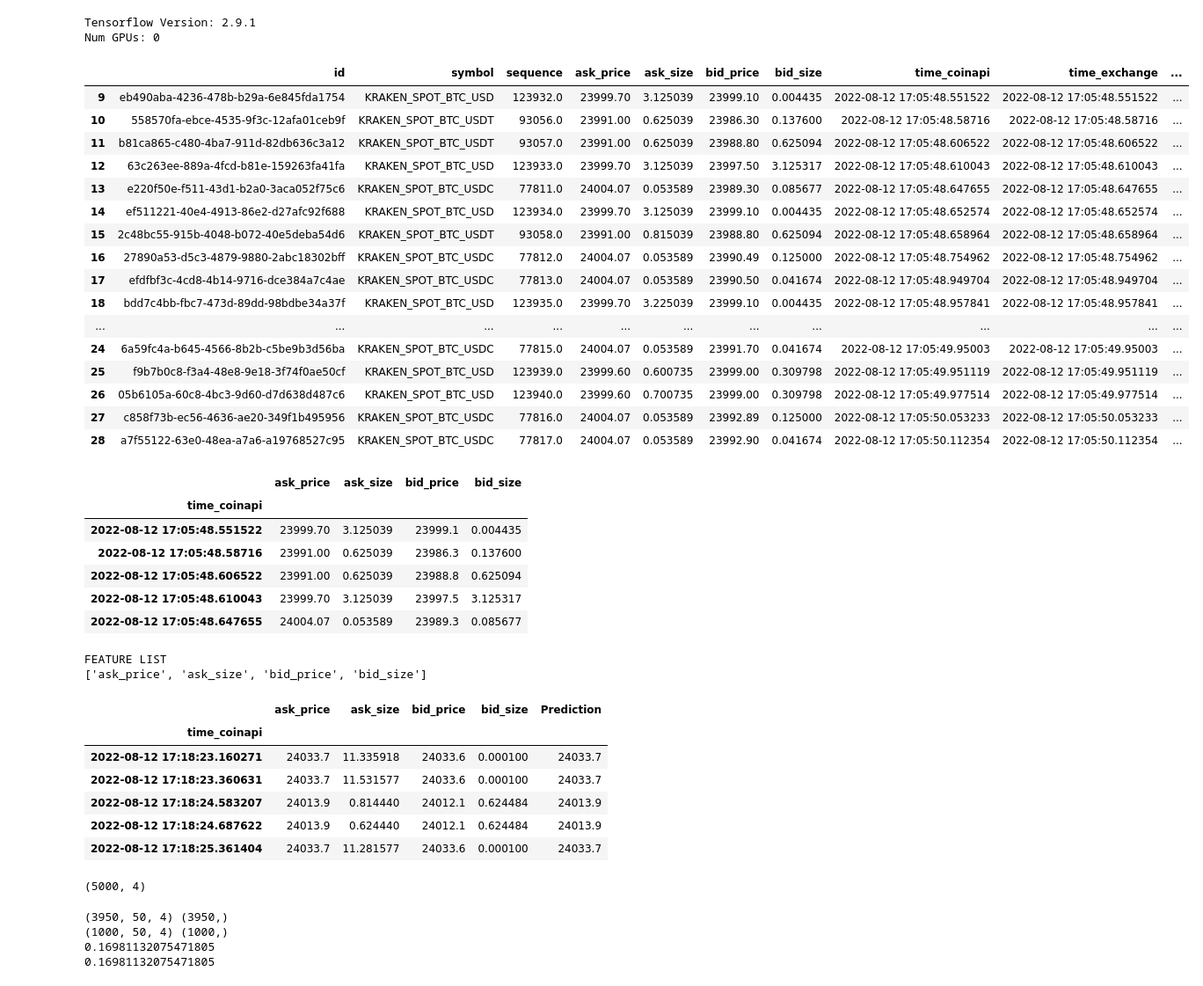
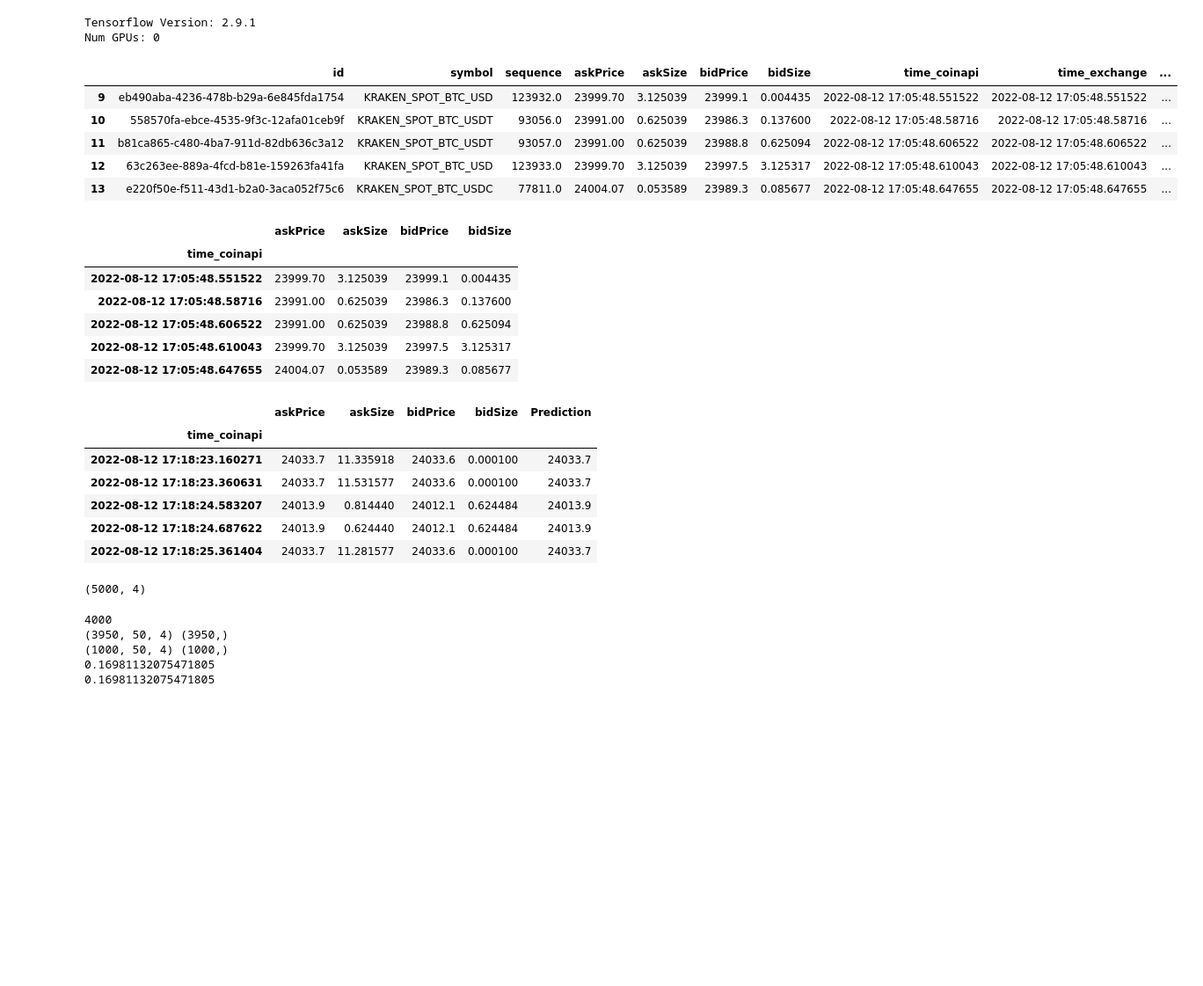
Before and after one commit to toksdprogrammer1/crypto-prediction, a Jupyter notebook: jupyterNotebook/crypto-prediction-oder-book.ipynb, the cells around one changed output. Shown at 88% size. Saved outputs shown, nothing was run; the diff lists cells and outputs as text; code cells hidden in the pictures; blank space fills up the shorter version.

```diff
--- a/jupyterNotebook/crypto-prediction-oder-book.ipynb
+++ b/jupyterNotebook/crypto-prediction-oder-book.ipynb
@@ -35,25 +39,23 @@ Num GPUs: 0
 # %%
 df = pd.read_csv('20220812.csv')
+# rename columns headers.
+df.rename(columns={
+    'ask_price': 'askPrice',
+    'ask_size': 'askSize',
+    'bid_price': 'bidPrice',
+    'bid_size':'bidSize'
+    }, inplace=True
+)
+
 df = df[df['symbol'].str.contains("BTC_USD")]
-df.head(20)
+df.head(5)
 # %% [output]
-|  | id | symbol | sequence | ask_price | ask_size | bid_price | bid_size | time_coinapi | time_exchange | ... |
-| 9 | eb490aba-4236-478b-b29a-6e845fda1754 | KRAKEN_SPOT_BTC_USD | 123932.0 | 23999.70 | 3.125039 | 23999.10 | 0.004435 | 2022-08-12 17:05:48.551522 | 2022-08-12 17:05:48.551522 | ... |
-| 10 | 558570fa-ebce-4535-9f3c-12afa01ceb9f | KRAKEN_SPOT_BTC_USDT | 93056.0 | 23991.00 | 0.625039 | 23986.30 | 0.137600 | 2022-08-12 17:05:48.58716 | 2022-08-12 17:05:48.58716 | ... |
-| 11 | b81ca865-c480-4ba7-911d-82db636c3a12 | KRAKEN_SPOT_BTC_USDT | 93057.0 | 23991.00 | 0.625039 | 23988.80 | 0.625094 | 2022-08-12 17:05:48.606522 | 2022-08-12 17:05:48.606522 | ... |
-| 12 | 63c263ee-889a-4fcd-b81e-159263fa41fa | KRAKEN_SPOT_BTC_USD | 123933.0 | 23999.70 | 3.125039 | 23997.50 | 3.125317 | 2022-08-12 17:05:48.610043 | 2022-08-12 17:05:48.610043 | ... |
-| 13 | e220f50e-f511-43d1-b2a0-3aca052f75c6 | KRAKEN_SPOT_BTC_USDC | 77811.0 | 24004.07 | 0.053589 | 23989.30 | 0.085677 | 2022-08-12 17:05:48.647655 | 2022-08-12 17:05:48.647655 | ... |
-| 14 | ef511221-40e4-4913-86e2-d27afc92f688 | KRAKEN_SPOT_BTC_USD | 123934.0 | 23999.70 | 3.125039 | 23999.10 | 0.004435 | 2022-08-12 17:05:48.652574 | 2022-08-12 17:05:48.652574 | ... |
-| 15 | 2c48bc55-915b-4048-b072-40e5deba54d6 | KRAKEN_SPOT_BTC_USDT | 93058.0 | 23991.00 | 0.815039 | 23988.80 | 0.625094 | 2022-08-12 17:05:48.658964 | 2022-08-12 17:05:48.658964 | ... |
-| 16 | 27890a53-d5c3-4879-9880-2abc18302bff | KRAKEN_SPOT_BTC_USDC | 77812.0 | 24004.07 | 0.053589 | 23990.49 | 0.125000 | 2022-08-12 17:05:48.754962 | 2022-08-12 17:05:48.754962 | ... |
-| 17 | efdfbf3c-4cd8-4b14-9716-dce384a7c4ae | KRAKEN_SPOT_BTC_USDC | 77813.0 | 24004.07 | 0.053589 | 23990.50 | 0.041674 | 2022-08-12 17:05:48.949704 | 2022-08-12 17:05:48.949704 | ... |
-| 18 | bdd7c4bb-fbc7-473d-89dd-98bdbe34a37f | KRAKEN_SPOT_BTC_USD | 123935.0 | 23999.70 | 3.225039 | 23999.10 | 0.004435 | 2022-08-12 17:05:48.957841 | 2022-08-12 17:05:48.957841 | ... |
-| ... | ... | ... | ... | ... | ... | ... | ... | ... | ... | ... |
-| 24 | 6a59fc4a-b645-4566-8b2b-c5be9b3d56ba | KRAKEN_SPOT_BTC_USDC | 77815.0 | 24004.07 | 0.053589 | 23991.70 | 0.041674 | 2022-08-12 17:05:49.95003 | 2022-08-12 17:05:49.95003 | ... |
-| 25 | f9b7b0c8-f3a4-48e8-9e18-3f74f0ae50cf | KRAKEN_SPOT_BTC_USD | 123939.0 | 23999.60 | 0.600735 | 23999.00 | 0.309798 | 2022-08-12 17:05:49.951119 | 2022-08-12 17:05:49.951119 | ... |
-| 26 | 05b6105a-60c8-4bc3-9d60-d7d638d487c6 | KRAKEN_SPOT_BTC_USD | 123940.0 | 23999.60 | 0.700735 | 23999.00 | 0.309798 | 2022-08-12 17:05:49.977514 | 2022-08-12 17:05:49.977514 | ... |
-| 27 | c858f73b-ec56-4636-ae20-349f1b495956 | KRAKEN_SPOT_BTC_USDC | 77816.0 | 24004.07 | 0.053589 | 23992.89 | 0.125000 | 2022-08-12 17:05:50.053233 | 2022-08-12 17:05:50.053233 | ... |
-| 28 | a7f55122-63e0-48ea-a7a6-a19768527c95 | KRAKEN_SPOT_BTC_USDC | 77817.0 | 24004.07 | 0.053589 | 23992.90 | 0.041674 | 2022-08-12 17:05:50.112354 | 2022-08-12 17:05:50.112354 | ... |
+|  | id | symbol | sequence | askPrice | askSize | bidPrice | bidSize | time_coinapi | time_exchange | ... |
+| 9 | eb490aba-4236-478b-b29a-6e845fda1754 | KRAKEN_SPOT_BTC_USD | 123932.0 | 23999.70 | 3.125039 | 23999.1 | 0.004435 | 2022-08-12 17:05:48.551522 | 2022-08-12 17:05:48.551522 | ... |
+| 10 | 558570fa-ebce-4535-9f3c-12afa01ceb9f | KRAKEN_SPOT_BTC_USDT | 93056.0 | 23991.00 | 0.625039 | 23986.3 | 0.137600 | 2022-08-12 17:05:48.58716 | 2022-08-12 17:05:48.58716 | ... |
+| 11 | b81ca865-c480-4ba7-911d-82db636c3a12 | KRAKEN_SPOT_BTC_USDT | 93057.0 | 23991.00 | 0.625039 | 23988.8 | 0.625094 | 2022-08-12 17:05:48.606522 | 2022-08-12 17:05:48.606522 | ... |
+| 12 | 63c263ee-889a-4fcd-b81e-159263fa41fa | KRAKEN_SPOT_BTC_USD | 123933.0 | 23999.70 | 3.125039 | 23997.5 | 3.125317 | 2022-08-12 17:05:48.610043 | 2022-08-12 17:05:48.610043 | ... |
+| 13 | e220f50e-f511-43d1-b2a0-3aca052f75c6 | KRAKEN_SPOT_BTC_USDC | 77811.0 | 24004.07 | 0.053589 | 23989.3 | 0.085677 | 2022-08-12 17:05:48.647655 | 2022-08-12 17:05:48.647655 | ... |
 # %%
 #Step 2 Exploring the Data
 
@@ -65,7 +67,7 @@ df = df.drop(columns=['ts', 'time_exchange', 'time_coinapi', 'id', 'symbol', 'se
 # Create a quick overview of the dataset
 df.head()
 # %% [output]
-|  | ask_price | ask_size | bid_price | bid_size |
+|  | askPrice | askSize | bidPrice | bidSize |
 | time_coinapi |  |  |  |  |
 | 2022-08-12 17:05:48.551522 | 23999.70 | 3.125039 | 23999.1 | 0.004435 |
 | 2022-08-12 17:05:48.58716 | 23991.00 | 0.625039 | 23986.3 | 0.137600 |
@@ -79,10 +81,10 @@ df.head()
 train_df = df.sort_values(by=['time_coinapi']).copy()
 train_df = df.head(5000)
 # List of considered Features
-FEATURES = ['ask_price', 'ask_size', 'bid_price', 'bid_size']
+FEATURES = ['askPrice', 'askSize', 'bidPrice', 'bidSize']
 
-print('FEATURE LIST')
-print([f for f in FEATURES])
+# print('FEATURE LIST')
+# print([f for f in FEATURES])
 
 # Create the dataset with features and filter the data to the list of FEATURES
 data = pd.DataFrame(train_df)
@@ -90,14 +92,12 @@ data_filtered = data[FEATURES]
 
 # We add a prediction column and set dummy values to prepare the data for scaling
 data_filtered_ext = data_filtered.copy()
-data_filtered_ext['Prediction'] = data_filtered_ext['ask_price']
+data_filtered_ext['Prediction'] = data_filtered_ext['askPrice']
 
 # Print the tail of the dataframe
 data_filtered_ext.tail()
 # %% [output]
-FEATURE LIST
-['ask_price', 'ask_size', 'bid_price', 'bid_size']
-|  | ask_price | ask_size | bid_price | bid_size | Prediction |
+|  | askPrice | askSize | bidPrice | bidSize | Prediction |
 | time_coinapi |  |  |  |  |  |
 | 2022-08-12 17:18:23.160271 | 24033.7 | 11.335918 | 24033.6 | 0.000100 | 24033.7 |
 | 2022-08-12 17:18:23.360631 | 24033.7 | 11.531577 | 24033.6 | 0.000100 | 24033.7 |
@@ -128,15 +128,18 @@ np_ask_price_scaled = scaler_pred.fit_transform(df_ask_price)
 sequence_length = 50
 
 # Prediction Index
-index_ask_price = data.columns.get_loc("ask_price")
+index_ask_price = data.columns.get_loc("askPrice")
 
 # Split the training data into train and train data sets
 # As a first step, we get the number of rows to train the model on 80% of the data
 train_data_len = math.ceil(np_data_scaled.shape[0] * 0.8)
+print(train_data_len)
 
 # Create the training and test data
 train_data = np_data_scaled[0:train_data_len, :]
 test_data = np_data_scaled[train_data_len - sequence_length:, :]
+
+# -------------- here put the code for storing trainning data into S3 -----
 
 # The RNN needs data with the format of [samples, time steps, features]
 # Here, we create N samples, sequence_length time steps per sample, and 6 features
@@ -165,6 +168,7 @@ print(x_test.shape, y_test.shape)
 print(x_train[1][sequence_length-1][index_ask_price])
 print(y_train[0])
 # %% [output]
+4000
 (3950, 50, 4) (3950,)
 (1000, 50, 4) (1000,)
 0.16981132075471805
```
Also changed, not shown: parts of 11 cells of this notebook.
